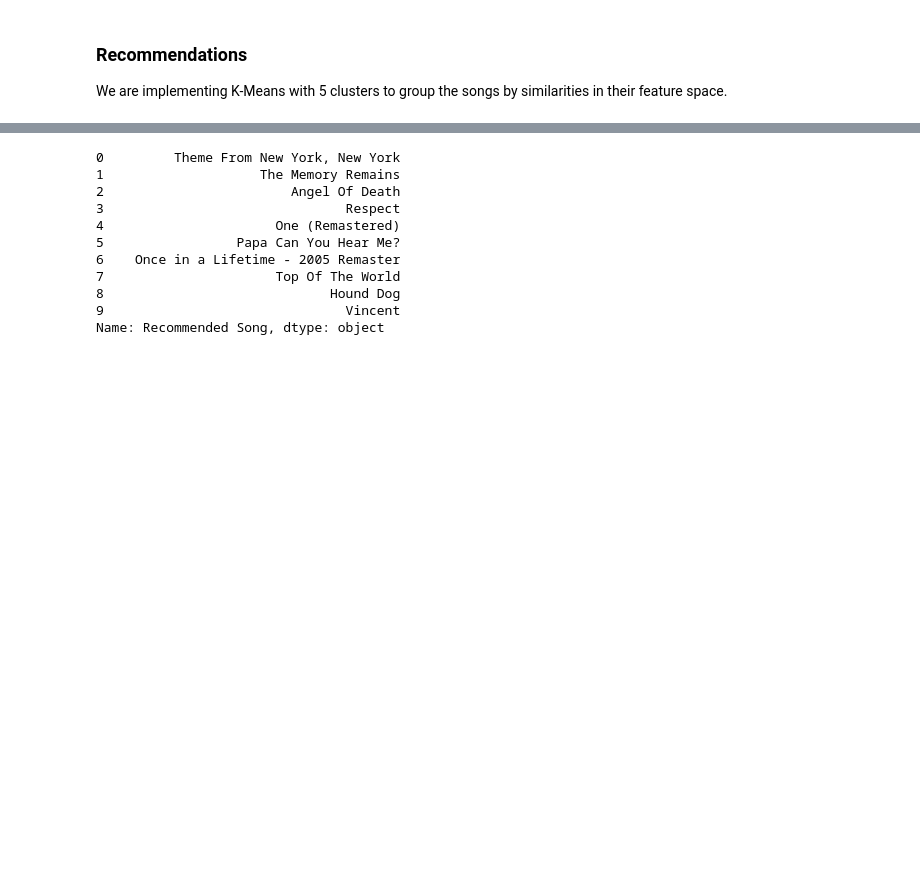
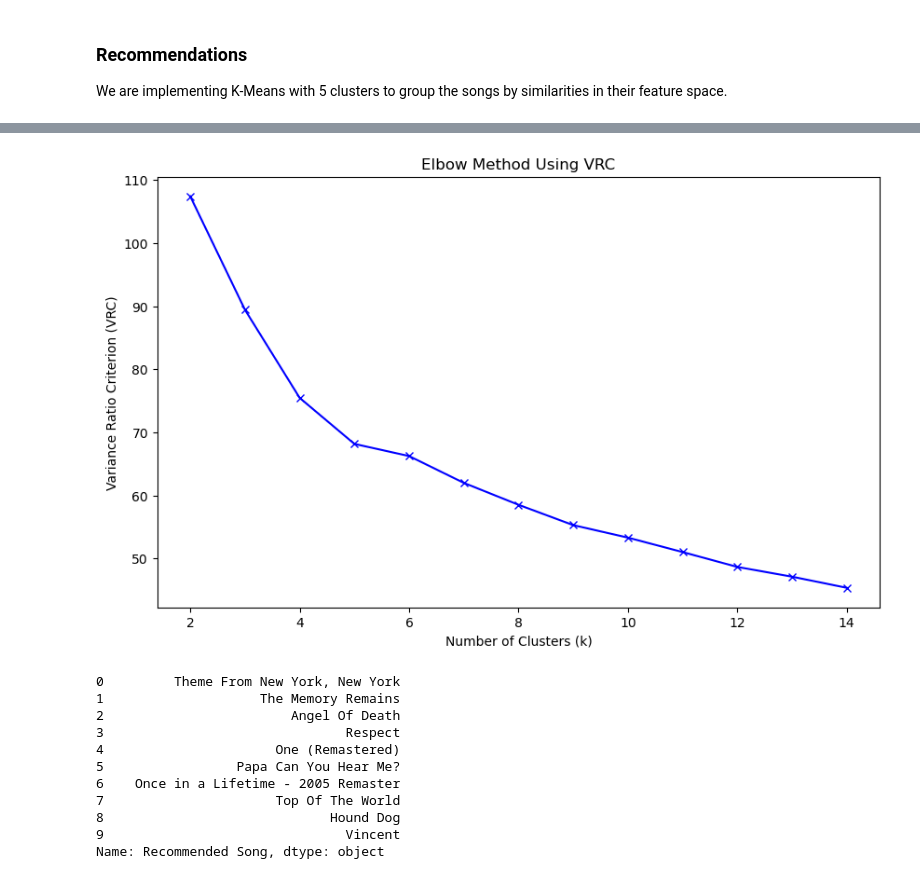
Before and after one commit to virgiliaantonucci/DS-Phase-4-Project, a Jupyter notebook: index.ipynb, the cells around one changed output, grey strips where cells are left out. Drawn from its saved outputs; the diff is of its cells as text; code cells hidden in the pictures; blank space fills up the shorter version.

```diff
--- a/index.ipynb
+++ b/index.ipynb
@@ -224,3 +261,22 @@ cluster_df = cluster_df[cluster_columns]
+# %%
+# Determine the variance ratio for a range of cluster numbers
+vrc_scores = []
+K = range(2, 15)  # considering clusters from 2 to 14 (VRC is undefined for K=1)
+for k in K:
+    km = KMeans(n_clusters=k, random_state=42)
+    cluster_labels = km.fit_predict(cluster_df_scaled)
+    vrc_score = calinski_harabasz_score(cluster_df_scaled, cluster_labels)
+    vrc_scores.append(vrc_score)
+
+# Plot the curve using variance ratio criterion
+plt.figure(figsize=(10, 6))
+plt.plot(K, vrc_scores, 'bx-')
+plt.xlabel('Number of Clusters (k)')
+plt.ylabel('Variance Ratio Criterion (VRC)')
+plt.title('Elbow Method Using VRC')
+plt.show()
+# %% [output]
+[figure, added]
 # %%
 # Initialize and fit the K-Means model
 kmeans = KMeans(n_clusters=n_clusters, random_state=42)
```
Also changed, not shown: parts of 19 cells of this notebook.
